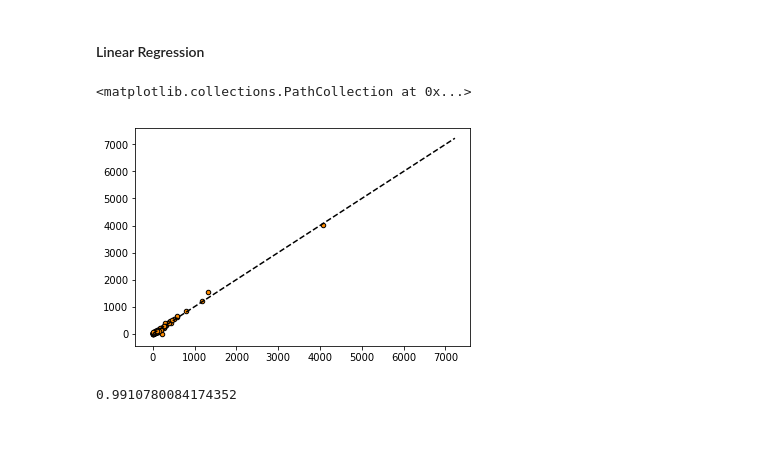
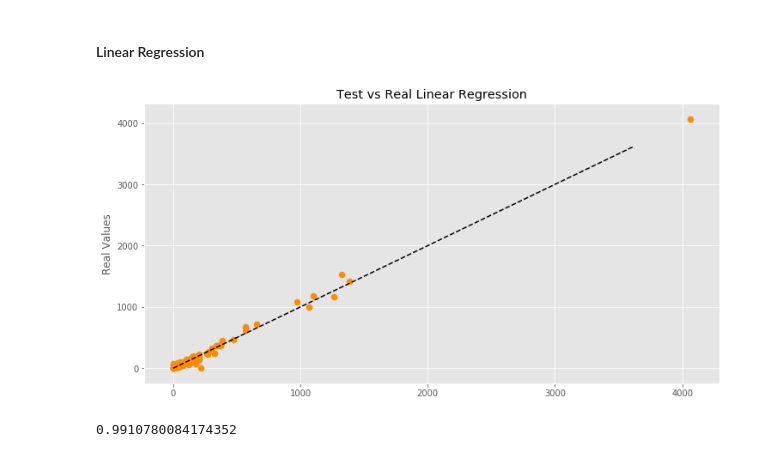
Before and after one commit to MaastrichtU-IDS/data-driven-justice, a Jupyter notebook: notebooks/3) Machine Learning.ipynb, the cells around one changed output. Saved outputs shown, nothing was run; the diff lists cells and outputs as text; code cells hidden in the pictures.

Commit message:
images descriptive

```diff
--- a/notebooks/3) Machine Learning.ipynb
+++ b/notebooks/3) Machine Learning.ipynb
@@ -30,9 +30,10 @@ In any case is easy to identify how to tackle a predictive probles, since is imp
 # %%
 import pandas as pd
 import numpy as np
-import seaborn as sb
+import seaborn as sns
 import matplotlib.pyplot as plt
 %matplotlib inline
+plt.style.use('ggplot')
 # %% [markdown]
 In this case, we are treating with continues variables, the number of crimes, currently we have different dimesions to describe those crimes, also some other numerical variables thought.
 
@@ -135,12 +164,15 @@ lr_model.fit(X_train, y_train)
 y_predict = lr_model.predict(X_test)
 # %%
 # Plot the results
-plt.figure()
-plt.plot([y.min(), y.max()], [y.min(), y.max()], 'k--')
-plt.scatter(y_test, y_predict, s=20, edgecolor="black", c="darkorange", label="Test vs Real")
+plt.figure(figsize=[12, 6])
+plt.plot([y.min(), y.max()/2], [y.min(), y.max()/2], 'k--')
+plt.scatter(y_test, y_predict, s=50, c="darkorange")
+plt.title('Test vs Real Linear Regression')
+plt.ylabel('Predicted Values')
+plt.ylabel('Real Values')
+plt.show()
 # %% [output]
-<matplotlib.collections.PathCollection at 0x...>
-[figure, old version]
+[figure, new version]
 # %%
 lr_model.score(X_test, y_test)
 # %% [output]
```
Also changed, not shown: parts of 12 cells of this notebook, 10 other files.
